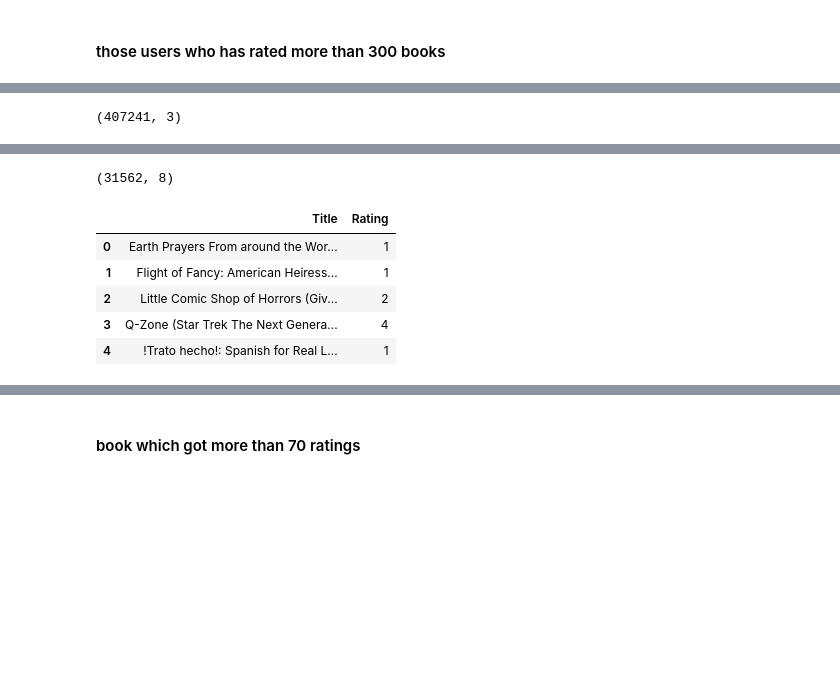
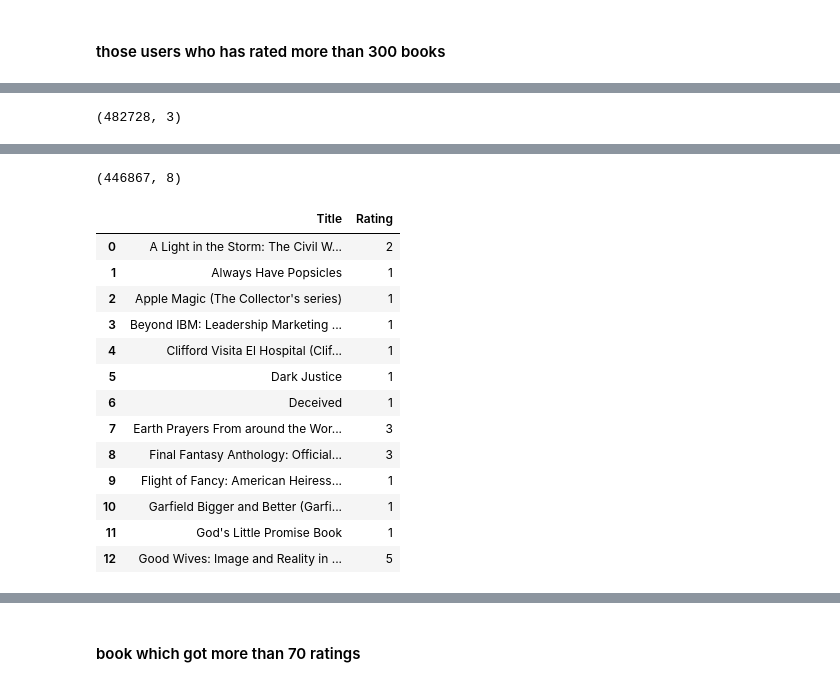
Before and after one commit to MukandKrishna/Book-recommender-system, a Jupyter notebook: Books Recommender System.ipynb, the cells around one changed output, grey strips where cells are left out. Saved outputs shown, nothing was run; the diff lists cells and outputs as text; code cells hidden in the pictures; blank space fills up the shorter version.

```diff
--- a/Books Recommender System.ipynb
+++ b/Books Recommender System.ipynb
@@ -6,5 +6,5 @@ import numpy as np
 import matplotlib.pyplot as plt
 import seaborn as sns
 # %%
-books = pd.read_csv('data/Books.csv', encoding='latin-1')
+books = pd.read_csv('data/old/Books.csv', encoding='latin-1')
 # %%
@@ -61,7 +49,7 @@ users.head()
 # %%
 users.rename(columns={'User-ID':'ID'}, inplace=True)
 # %%
-ratings = pd.read_csv('data/Ratings.csv', encoding='latin-1')
+ratings = pd.read_csv('data/old/Ratings.csv', encoding='latin-1')
 # %%
 ratings.head()
 # %% [output]
@@ -106,6 +86,6 @@ ratings['ID'].unique().shape
 # %% [markdown]
 #### those users who has rated more than 300 books
 # %%
-x=ratings['ID'].value_counts()>300
+x=ratings['ID'].value_counts()>200
 x[x].shape
 # %% [output]
@@ -125,7 +105,7 @@ ratings = ratings[ratings['ID'].isin(y)]
 # %%
 ratings.shape
 # %% [output]
-(407241, 3)
+(482728, 3)
 # %%
 ratings_with_books = ratings.merge(books, on="ISBN")
 # %%
@@ -140,18 +120,26 @@ ratings_with_books.head()
 # %%
 ratings_with_books.shape
 # %% [output]
-(31562, 8)
+(446867, 8)
 # %%
 num_rating = ratings_with_books.groupby('Title')['Rating'].count().reset_index()
 # %%
-num_rating.head()
+num_rating.head(13)
 # %% [output]
 |  | Title | Rating |
-| 0 | Earth Prayers From around the Wor... | 1 |
-| 1 | Flight of Fancy: American Heiress... | 1 |
-| 2 | Little Comic Shop of Horrors (Giv... | 2 |
-| 3 | Q-Zone (Star Trek The Next Genera... | 4 |
-| 4 | !Trato hecho!: Spanish for Real L... | 1 |
+| 0 | A Light in the Storm: The Civil W... | 2 |
+| 1 | Always Have Popsicles | 1 |
+| 2 | Apple Magic (The Collector's series) | 1 |
+| 3 | Beyond IBM: Leadership Marketing ... | 1 |
+| 4 | Clifford Visita El Hospital (Clif... | 1 |
+| 5 | Dark Justice | 1 |
+| 6 | Deceived | 1 |
+| 7 | Earth Prayers From around the Wor... | 3 |
+| 8 | Final Fantasy Anthology: Official... | 3 |
+| 9 | Flight of Fancy: American Heiress... | 1 |
+| 10 | Garfield Bigger and Better (Garfi... | 1 |
+| 11 | God's Little Promise Book | 1 |
+| 12 | Good Wives: Image and Reality in ... | 5 |
 # %%
 num_rating.rename(columns={'Rating':'Num_of_rating'}, inplace=True)
 # %%
```
Also changed, not shown: parts of 26 cells of this notebook, 38 other files.
